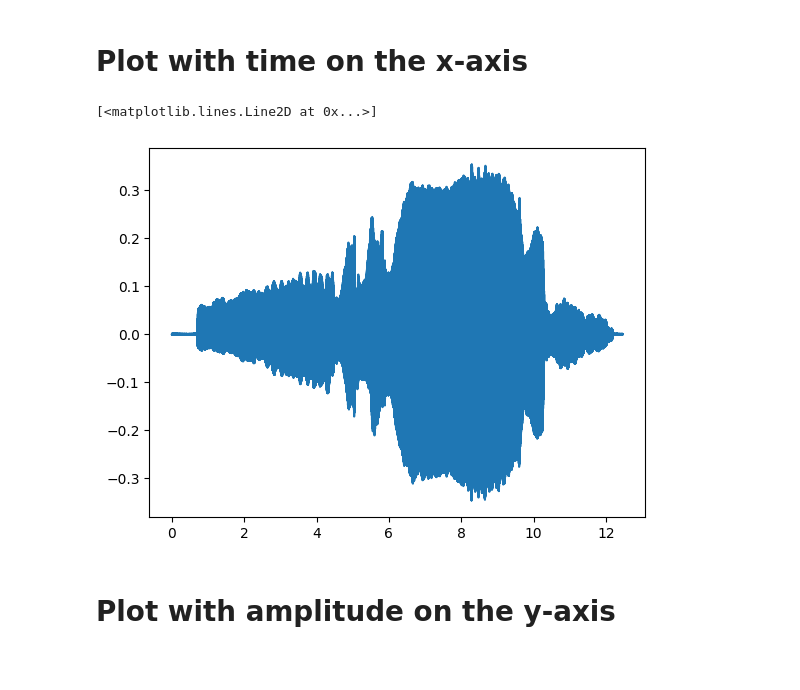
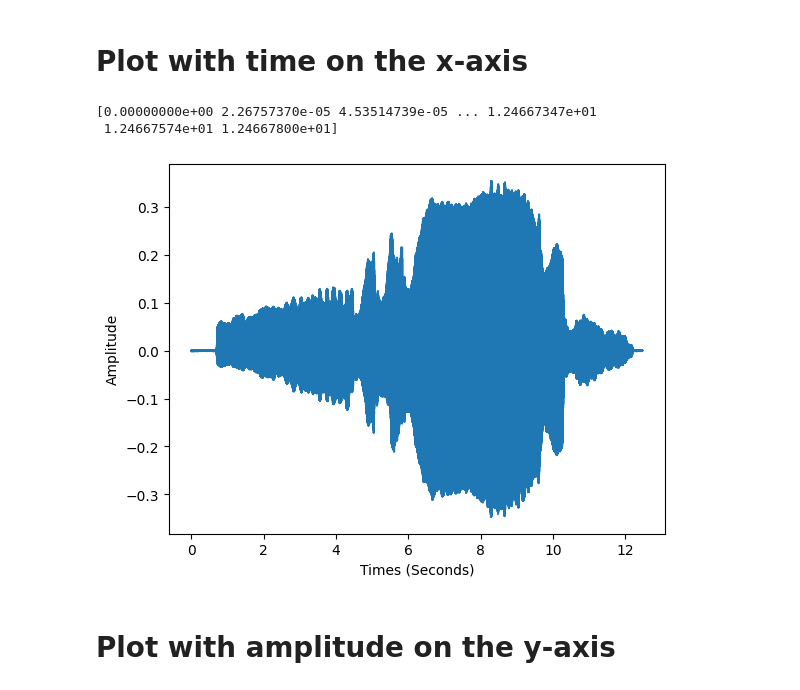
Before and after one commit to jcdevaney/musicComputing2026, a Jupyter notebook: week2/stringsVisualization.ipynb, the cells around one changed output. Saved outputs shown, nothing was run; the diff lists cells and outputs as text; code cells hidden in the pictures.

```diff
--- a/week2/stringsVisualization.ipynb
+++ b/week2/stringsVisualization.ipynb
@@ -59,6 +81,7 @@ plt.show()
 
 import librosa
 import librosa.display
-file = 'imc2023/audioFiles/avm.wav'
+
+file = '/content/imc2023/audioFiles/avm.wav'
 sig , sr = librosa.load(file,mono=True,sr=None)
 # %% [output]
@@ -86,10 +111,16 @@ plt.plot(sig)
 # %% [markdown]
 # Plot with time on the x-axis
 # %%
+# divide by the sampling rate
 time=np.arange(0,sig.shape[0])/sr
+xlabel = 'Times (Seconds)'
 plt.plot(time,sig)
+plt.xlabel(xlabel)
+plt.ylabel(ylabel)
+print(time)
 # %% [output]
-[<matplotlib.lines.Line2D at 0x...>]
+[0.00000000e+00 2.26757370e-05 4.53514739e-05 ... 1.24667347e+01
+ 1.24667574e+01 1.24667800e+01]
-[figure, old version]
+[figure, new version]
 # %% [markdown]
 # Plot with amplitude on the y-axis
```
Also changed, not shown: parts of 13 cells of this notebook.
